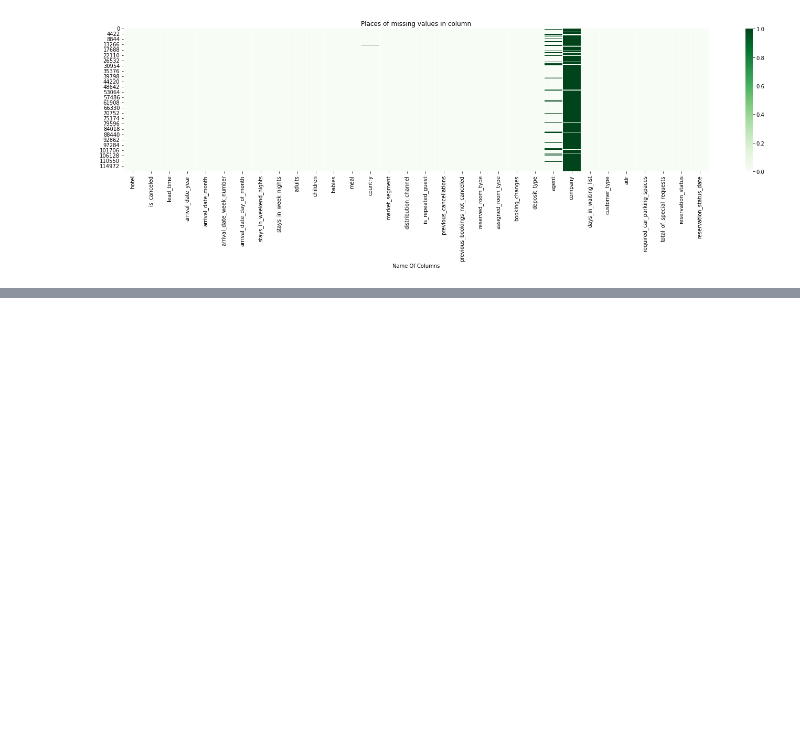
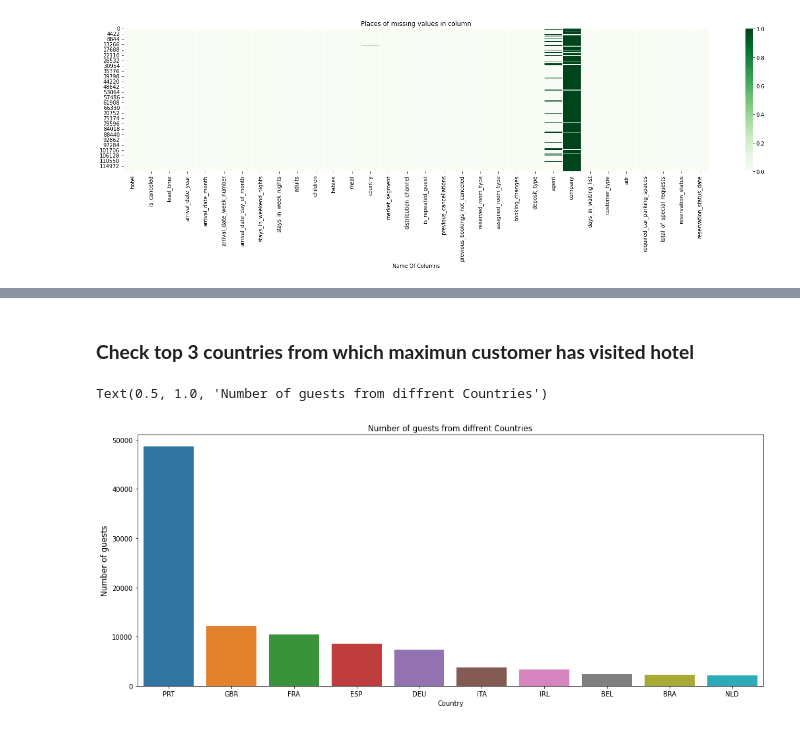
Before and after one commit to jayesh2708/EDA-Hotel-Booking, a Jupyter notebook: Jayesh_Hotel_Booking_Analysis_Capstone_Project.ipynb, the cells around one changed output, grey strips where cells are left out. Drawn from its saved outputs; the diff is of its cells as text; code cells hidden in the pictures; blank space fills up the shorter version.

```diff
--- a/Jayesh_Hotel_Booking_Analysis_Capstone_Project.ipynb
+++ b/Jayesh_Hotel_Booking_Analysis_Capstone_Project.ipynb
@@ -170,0 +251,15 @@ dtype: int64
+# %% [markdown]
+### **Check top 3 countries from which maximun customer has visited hotel**
+# %%
+#Count the customer from different countries
+country_df=hotel_df['country'].value_counts().reset_index().rename(columns={'index': 'country','country': 'count of guests'})[:10]
+# %%
+#ploting on graph
+plt.figure(figsize=(17,7))
+sns.barplot(x=country_df['country'],y=country_df['count of guests'])
+plt.xlabel('Country')
+plt.ylabel('Number of guests',fontsize=12)
+plt.title("Number of guests from diffrent Countries")
+# %% [output]
+Text(0.5, 1.0, 'Number of guests from diffrent Countries')
+[figure, added]
```
Also changed, not shown: parts of 50 cells of this notebook.
